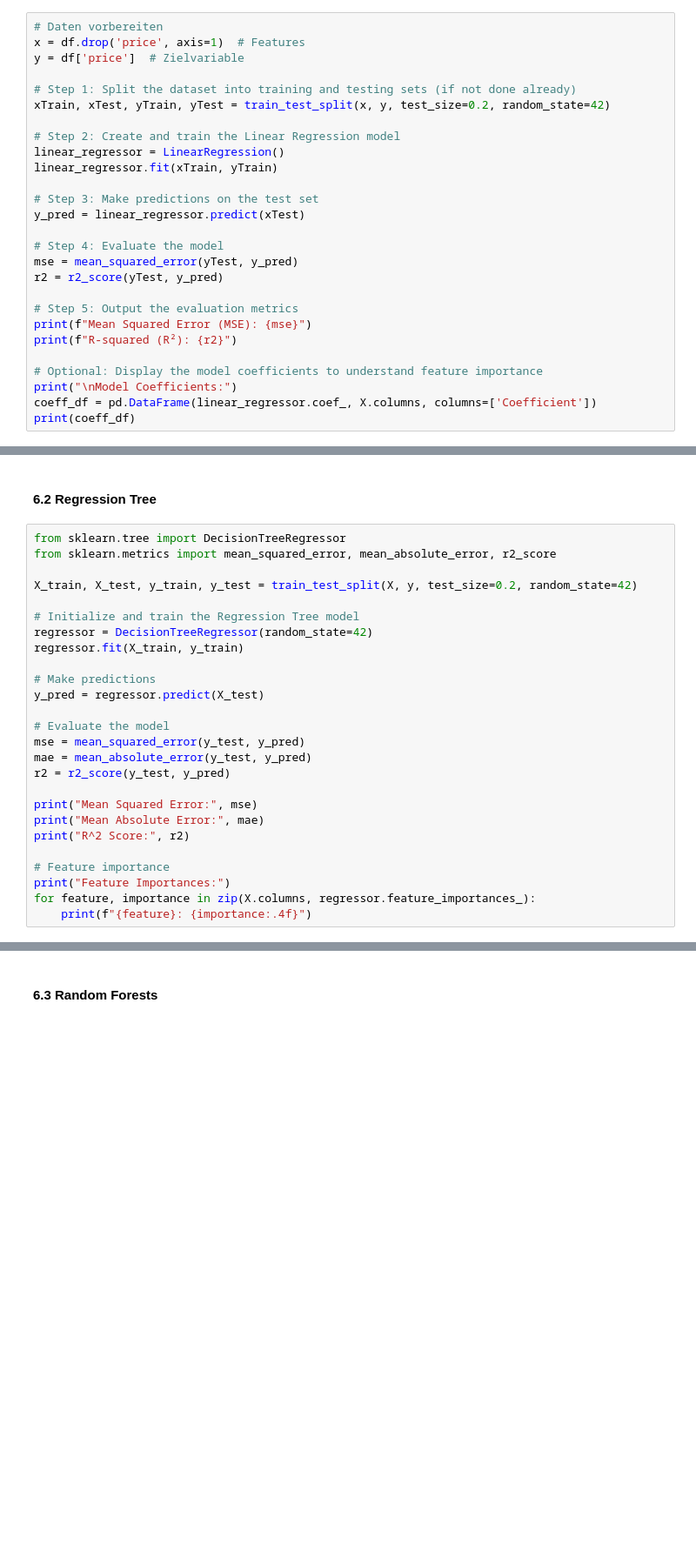
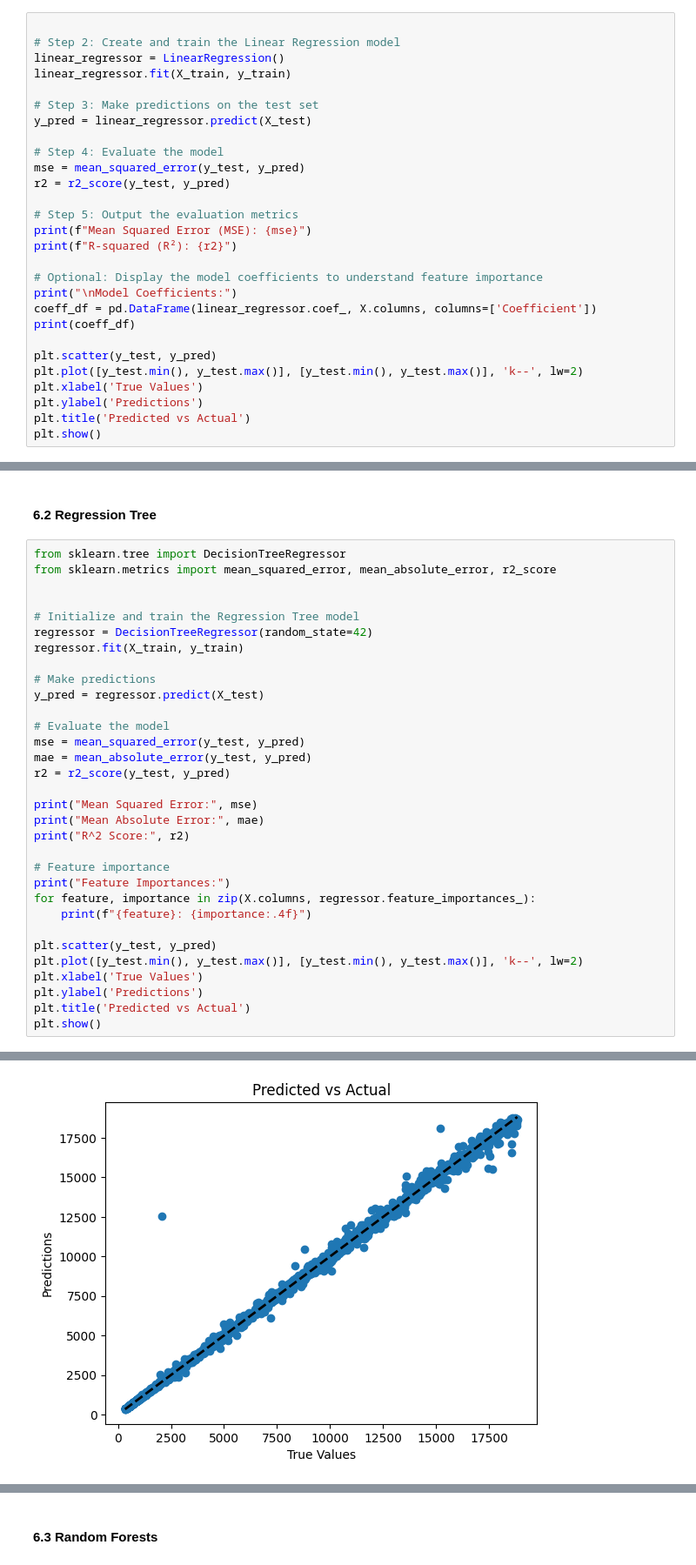
Before and after one commit to DanysHub/DataScienceProject1, a Jupyter notebook: DataScienceProject29.12.2024/DataScienceProject.ipynb, the cells around one changed output, grey strips where cells are left out. Shown: that part at 87% size. Cells and saved outputs as stored; diff of their text form; blank space fills up the shorter version.

```diff
--- a/DataScienceProject29.12.2024/DataScienceProject.ipynb
+++ b/DataScienceProject29.12.2024/DataScienceProject.ipynb
@@ -910,23 +532,17 @@ Erste Zeilen des skalierten DataFrames:
 # %% [markdown]
 #### 6.1 Linear Regression
 # %%
-# Daten vorbereiten
-x = df.drop('price', axis=1)  # Features
-y = df['price']  # Zielvariable
-
-# Step 1: Split the dataset into training and testing sets (if not done already)
-xTrain, xTest, yTrain, yTest = train_test_split(x, y, test_size=0.2, random_state=42)
 
 # Step 2: Create and train the Linear Regression model
 linear_regressor = LinearRegression()
-linear_regressor.fit(xTrain, yTrain)
+linear_regressor.fit(X_train, y_train)
 
 # Step 3: Make predictions on the test set
-y_pred = linear_regressor.predict(xTest)
+y_pred = linear_regressor.predict(X_test)
 
 # Step 4: Evaluate the model
-mse = mean_squared_error(yTest, y_pred)
-r2 = r2_score(yTest, y_pred)
+mse = mean_squared_error(y_test, y_pred)
+r2 = r2_score(y_test, y_pred)
 
 # Step 5: Output the evaluation metrics
 print(f"Mean Squared Error (MSE): {mse}")
@@ -936,4 +552,11 @@ print(f"R-squared (R²): {r2}")
 print("\nModel Coefficients:")
 coeff_df = pd.DataFrame(linear_regressor.coef_, X.columns, columns=['Coefficient'])
 print(coeff_df)
+
+plt.scatter(y_test, y_pred)
+plt.plot([y_test.min(), y_test.max()], [y_test.min(), y_test.max()], 'k--', lw=2)
+plt.xlabel('True Values')
+plt.ylabel('Predictions')
+plt.title('Predicted vs Actual')
+plt.show()
 # %% [output]
@@ -1039,7 +607,6 @@ Average cross-validation MSE: 966587.1766220194
 from sklearn.tree import DecisionTreeRegressor
 from sklearn.metrics import mean_squared_error, mean_absolute_error, r2_score
 
-X_train, X_test, y_train, y_test = train_test_split(X, y, test_size=0.2, random_state=42)
 
 # Initialize and train the Regression Tree model
 regressor = DecisionTreeRegressor(random_state=42)
@@ -1061,4 +628,11 @@ print("R^2 Score:", r2)
 print("Feature Importances:")
 for feature, importance in zip(X.columns, regressor.feature_importances_):
     print(f"{feature}: {importance:.4f}")
+
+plt.scatter(y_test, y_pred)
+plt.plot([y_test.min(), y_test.max()], [y_test.min(), y_test.max()], 'k--', lw=2)
+plt.xlabel('True Values')
+plt.ylabel('Predictions')
+plt.title('Predicted vs Actual')
+plt.show()
 # %% [output]
@@ -1078,3 +655,4 @@ z: 0.0000
+[figure, added]
 # %%
 from sklearn.tree import DecisionTreeRegressor
 from sklearn.model_selection import train_test_split
```
Also changed, not shown: parts of 43 cells of this notebook.
